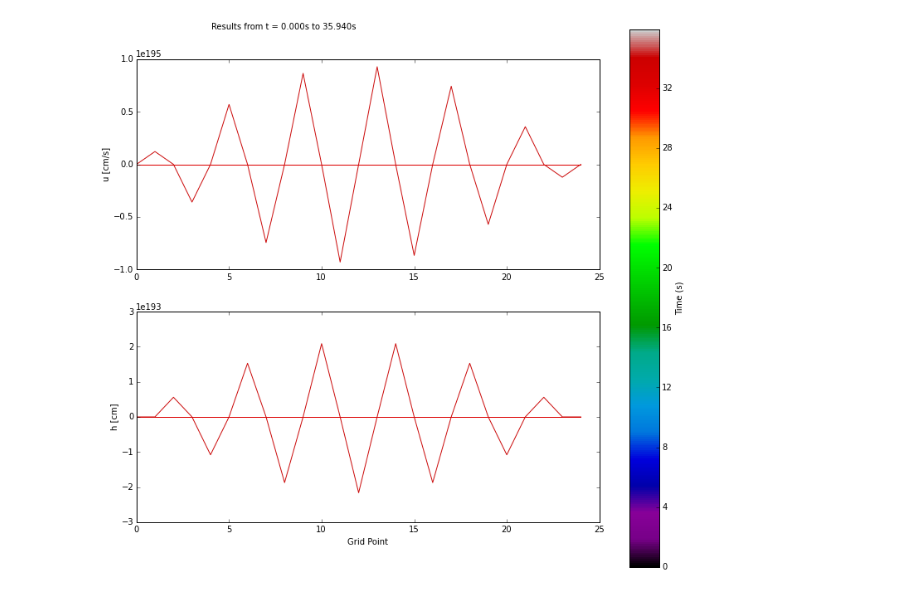
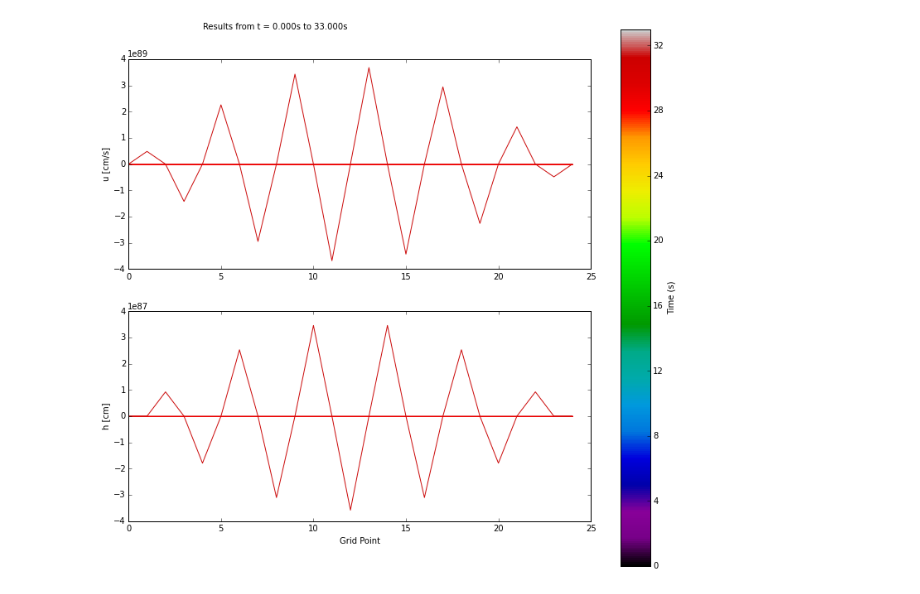
Before and after one commit to tjarnikova/numeric, a Jupyter notebook: lab7/LAB7_soloot.ipynb, the cells around one changed output. Cells and saved outputs as stored; diff of their text form; code cells hidden in the pictures.

```diff
--- a/lab7/LAB7_soloot.ipynb
+++ b/lab7/LAB7_soloot.ipynb
@@ -22,7 +51,6 @@ from numlabs.lab7 import dispersion_2d
 # %%
-
 importlib.reload(rain2)
 %matplotlib inline
-rain2.rain([1000, 25])
+rain2.rain([1000, 25, .033])
 # %% [output]
-[figure, old version]
+[figure, new version]
```
Also changed, not shown: parts of 10 cells of this notebook, 6 other files.
